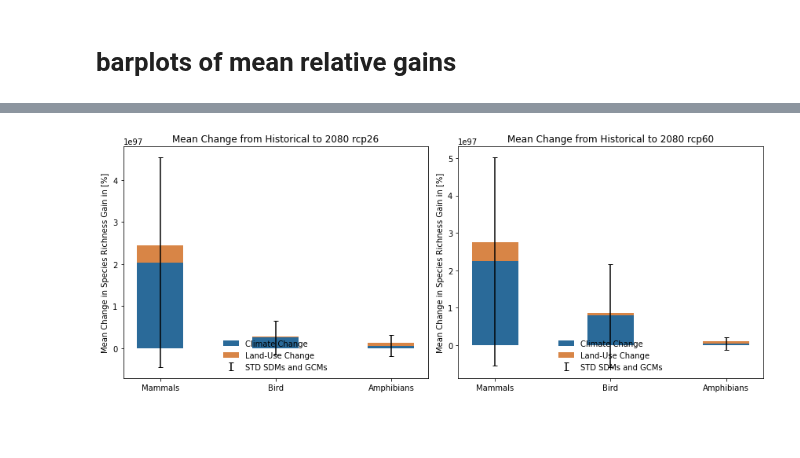
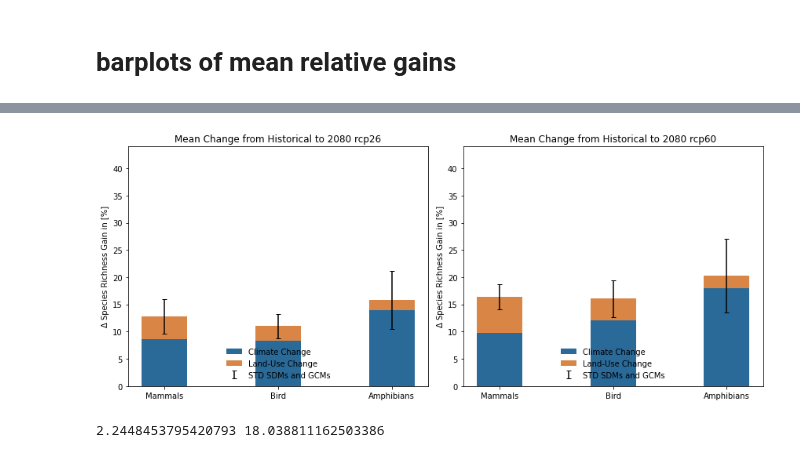
Before and after one commit to wyssacademy-unibe-ch/climate_Hari_etal_BioscenComb, a Jupyter notebook: functions/figures/key_fig_4.ipynb, the cells around one changed output, grey strips where cells are left out. Drawn from its saved outputs; the diff is of its cells as text; code cells hidden in the pictures; blank space fills up the shorter version.

```diff
--- a/functions/figures/key_fig_4.ipynb
+++ b/functions/figures/key_fig_4.ipynb
@@ -543,12 +657,33 @@ for scenario in scenarios:
                     sum_bin_future_sum_taxa = pickle.load(f)
 
 
-
-                                                    # Avoid division by zero
+                # Calculate the relative difference using the non-zero mask
+                # Where the mask is False, set the result to NaN to indicate these values should be excluded
 
 
-                climate_change = (newvalue_future_sum_taxa - newvalue_hist_sum_taxa) / (newvalue_hist_sum_taxa + 1e-100) *100
-                climate_land_change = (sum_bin_future_sum_taxa - sum_bin_hist_sum_taxa) / (sum_bin_hist_sum_taxa+ 1e-100)*100
+                # Handle missing values (if necessary)
+                da1_filled = newvalue_future_sum_taxa.fillna(0)  # Replace NaNs with 0
+                da2_filled = newvalue_hist_sum_taxa.fillna(0)  # Replace NaNs with 0
+                relative_difference = abs(da1_filled - da2_filled) / np.maximum(abs(da1_filled), abs(da2_filled))
+                climate_change = relative_difference.fillna(0) * 100 # Replace NaNs from division by zero with 0
+
+
+                # Handle missing values (if necessary)
+                da1_filled = sum_bin_future_sum_taxa.fillna(0)  # Replace NaNs with 0
+                da2_filled = sum_bin_hist_sum_taxa.fillna(0)  # Replace NaNs with 0
+
+                                # Calculate the relative difference
+                relative_difference = abs(da1_filled - da2_filled) / np.maximum(abs(da1_filled), abs(da2_filled))
+
+
+                # Handle divisions by zero (if necessary)
+                climate_land_change = relative_difference.fillna(0) * 100  # Replace NaNs from division by zero with 0
+
+
+# Handle divisions by zero (if necessary)
+
+
+
                 land_use_change = climate_land_change - climate_change
 
 
@@ -564,8 +699,6 @@ for scenario in scenarios:
                 # Store mean changes in dictionaries
                 mean_newvalue_change[scenario][sdm][gcm][taxa] = climate_change_gain
                 mean_sum_bin_change[scenario][sdm][gcm][taxa] = climate_land_change_gain
-
-
 
 
 fig, axes = plt.subplots(1, 2, figsize=(12, 5))
@@ -587,9 +720,9 @@ for j, scenario in enumerate(scenarios):
 
     for i, taxa in enumerate(taxas):
         x_shift = x_positions[i]
-        # ...
-        mean_climate_change = np.mean([np.nanmean(mean_newvalue_change[scenario][sdm][gcm][taxa].values) for sdm in sdms for gcm in gcms])
-        mean_land_use_change2 = np.mean([np.nanmean(mean_sum_bin_change[scenario][sdm][gcm][taxa].values - mean_newvalue_change[scenario][sdm][gcm][taxa].values) for sdm in sdms for gcm in gcms])
+
+        mean_climate_change = np.nanmean([np.nanmean(mean_newvalue_change[scenario][sdm][gcm][taxa].values) for sdm in sdms for gcm in gcms])
+        mean_land_use_change2 = np.nanmean([np.nanmean(mean_sum_bin_change[scenario][sdm][gcm][taxa].values - mean_newvalue_change[scenario][sdm][gcm][taxa].values) for sdm in sdms for gcm in gcms])
 
         std_dev_climate_change = np.std([np.mean(mean_newvalue_change[scenario][sdm][gcm][taxa]) for sdm in sdms for gcm in gcms])
 
@@ -597,32 +730,35 @@ for j, scenario in enumerate(scenarios):
             handle_climate_change = ax.bar(x_shift, mean_climate_change, capsize=5, width=bar_width, color=color_change, label='Climate Change')
             handle_land_use_change = ax.bar(x_shift, mean_land_use_change2, capsize=5, width=bar_width, color=color_land_use_change, bottom=mean_climate_change, label='Land-Use Change')
             handle_error = ax.errorbar(x_shift, mean_climate_change+ mean_land_use_change2, yerr=std_dev_climate_change, fmt='none', capsize=3, color='black', label='Climate Change Uncertainty')
 
             # Extend the scenario-specific lists
             scenario_handles.extend([handle_climate_change, handle_land_use_change, handle_error])
             scenario_labels.extend(['Climate Change', 'Land-Use Change', 'STD SDMs and GCMs'])
 
         else:
             ax.bar(x_shift, mean_climate_change, capsize=5, width=bar_width, color=color_change)
             ax.bar(x_shift, mean_land_use_change2, capsize=5, width=bar_width, color=color_land_use_change, bottom=mean_climate_change)
             ax.errorbar(x_shift, mean_climate_change+ mean_land_use_change2, yerr=std_dev_climate_change, fmt='none', capsize=3, color='black')
 
     # Extend the main lists with scenario-specific entries
     handles.extend(scenario_handles)
     labels.extend(scenario_labels)
 #for ax in axes:
 
     # Set plot details
+    ax.set_ylim(top=44, bottom=0)
     ax.set_xticks(x_positions)
     ax.set_xticklabels(taxas)
-    ax.set_ylabel('Mean Change in Species Richness Gain in [%]')
+    ax.set_ylabel('\u0394 Species Richness Gain in [%]')
     ax.legend(handles=scenario_handles, labels=scenario_labels, frameon=False, loc='lower center')
     ax.set_title(f'Mean Change from Historical to {year_indices[time_ind]} {scenario}')
 
 # Set the final legend outside the loop
 #fig.legend(handles=handles, labels=labels, frameon=False, loc='lower center')
 
 plt.tight_layout()
 plt.show()
+print(mean_land_use_change2, mean_climate_change)
 # %% [output]
-[figure, old version]
+[figure, new version]
+2.2448453795420793 18.038811162503386
```
Also changed, not shown: parts of 34 cells of this notebook, 23 other files.
